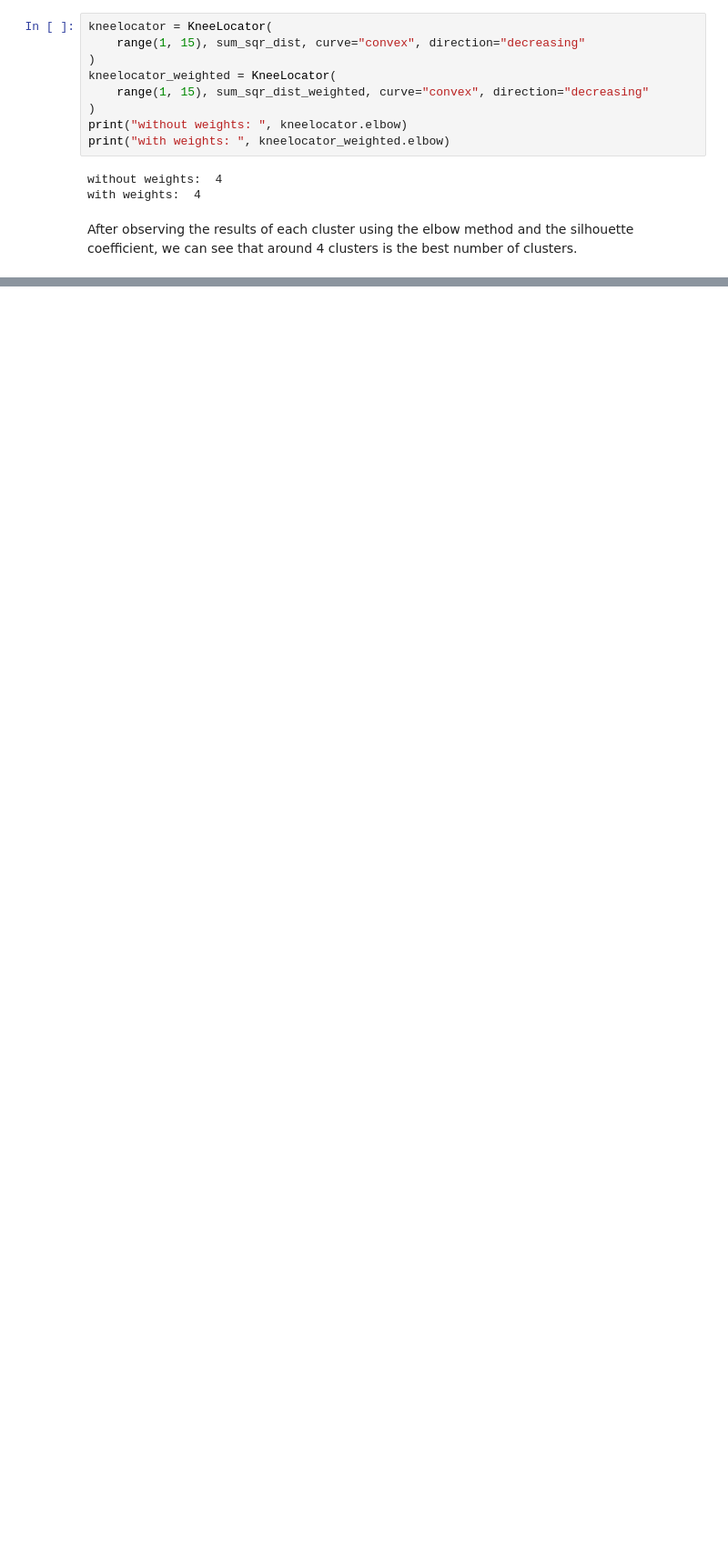
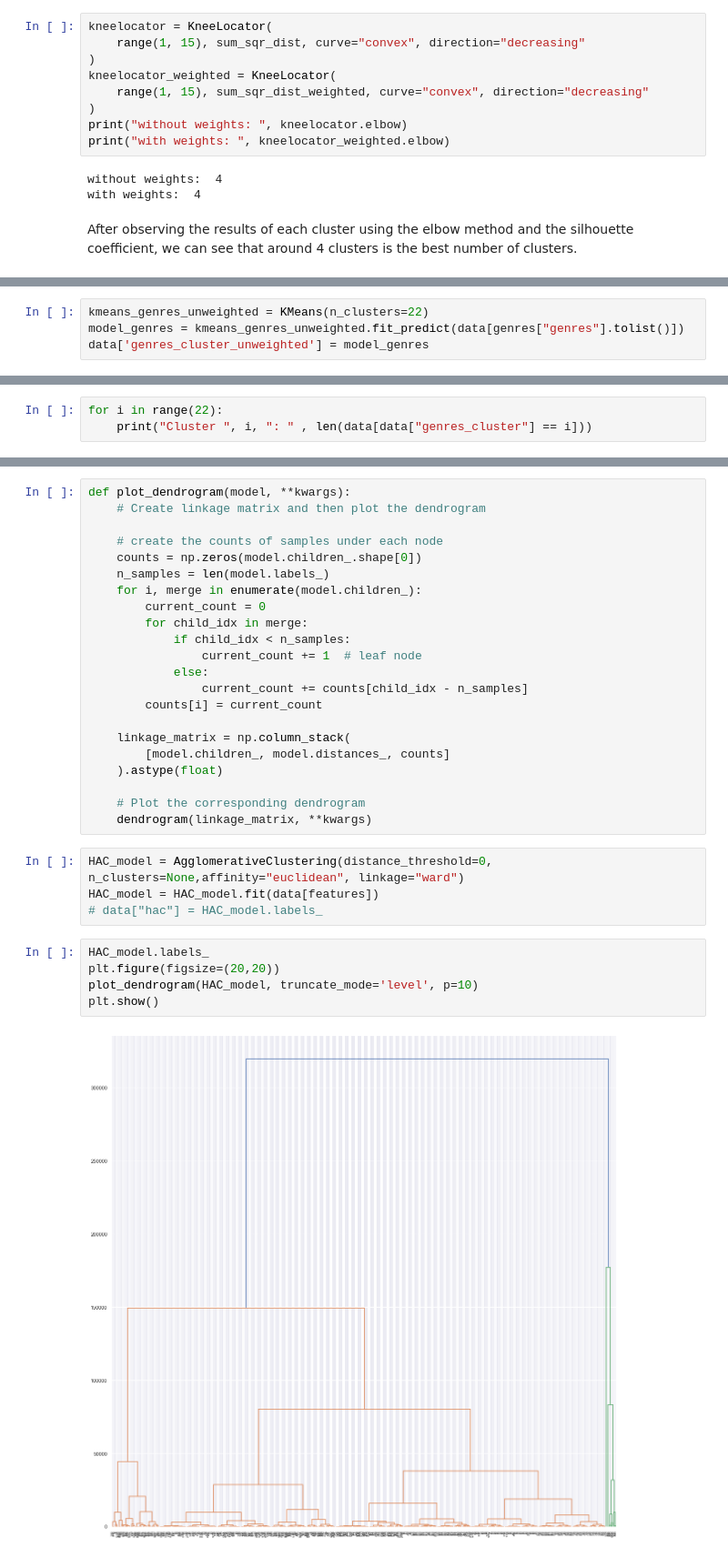
Before and after one commit to darrenchay/game_recommender, a Jupyter notebook: 2_clustering_sol.ipynb, the cells around one changed output, grey strips where cells are left out. Shown at 91% size. Drawn from its saved outputs; the diff is of its cells as text; blank space fills up the shorter version.

```diff
--- a/2_clustering_sol.ipynb
+++ b/2_clustering_sol.ipynb
@@ -312,0 +305,4 @@ get_recommendations("Half-Life 2: Lost Coast", neighbors_genres)
+# %%
+kmeans_genres_unweighted = KMeans(n_clusters=22)
+model_genres = kmeans_genres_unweighted.fit_predict(data[genres["genres"].tolist()])
+data['genres_cluster_unweighted'] = model_genres
@@ -312,0 +360,3 @@ get_recommendations("Half-Life 2: Lost Coast", neighbors_genres)
+# %%
+for i in range(22):
+    print("Cluster ", i, ": " , len(data[data["genres_cluster"] == i]))
@@ -312,0 +383,33 @@ get_recommendations("Half-Life 2: Lost Coast", neighbors_genres)
+# %%
+def plot_dendrogram(model, **kwargs):
+    # Create linkage matrix and then plot the dendrogram
+
+    # create the counts of samples under each node
+    counts = np.zeros(model.children_.shape[0])
+    n_samples = len(model.labels_)
+    for i, merge in enumerate(model.children_):
+        current_count = 0
+        for child_idx in merge:
+            if child_idx < n_samples:
+                current_count += 1  # leaf node
+            else:
+                current_count += counts[child_idx - n_samples]
+        counts[i] = current_count
+
+    linkage_matrix = np.column_stack(
+        [model.children_, model.distances_, counts]
+    ).astype(float)
+
+    # Plot the corresponding dendrogram
+    dendrogram(linkage_matrix, **kwargs)
+# %%
+HAC_model = AgglomerativeClustering(distance_threshold=0, n_clusters=None,affinity="euclidean", linkage="ward")
+HAC_model = HAC_model.fit(data[features])
+# data["hac"] = HAC_model.labels_
+# %%
+HAC_model.labels_
+plt.figure(figsize=(20,20))
+plot_dendrogram(HAC_model, truncate_mode='level', p=10)
+plt.show()
+# %% [output]
+[figure, added]
```
Also changed, not shown: parts of 22 cells of this notebook, 3 other files.
